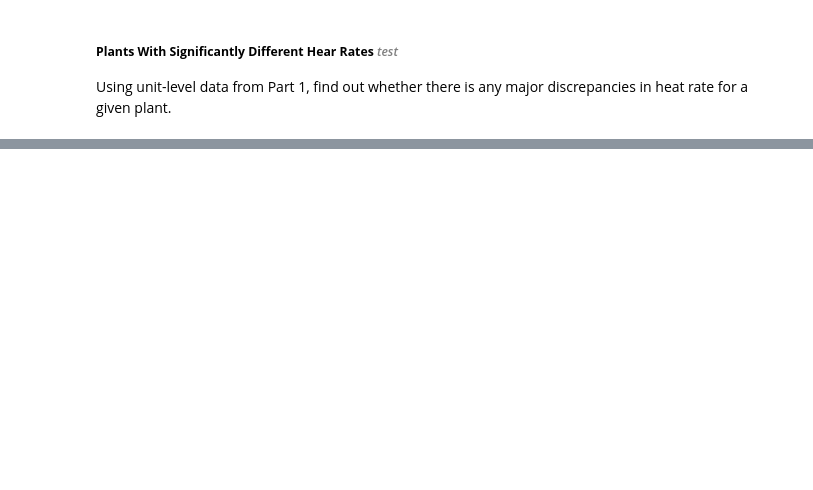
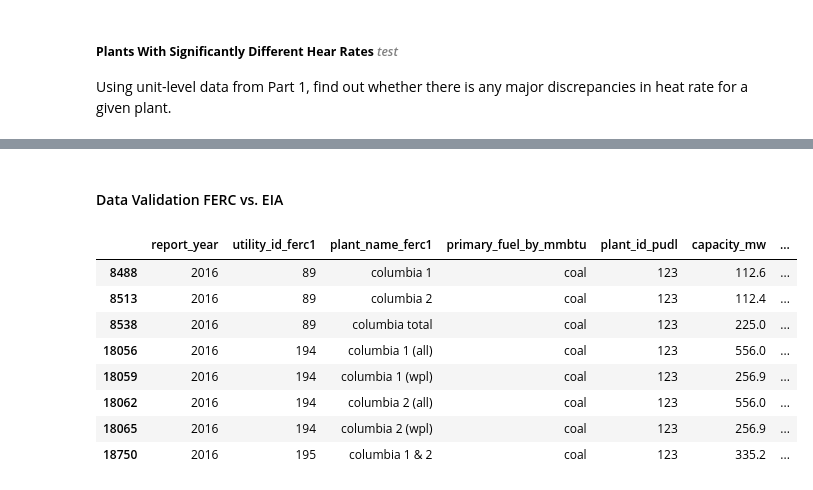
Before and after one commit to catalyst-cooperative/ei-mcoe-map, a Jupyter notebook: mcoe_compilation.ipynb, the cells around one changed output, grey strips where cells are left out. Drawn from its saved outputs; the diff is of its cells as text; code cells hidden in the pictures; blank space fills up the shorter version.

```diff
--- a/mcoe_compilation.ipynb
+++ b/mcoe_compilation.ipynb
@@ -492,0 +429,2 @@ plant_hr_merge.loc[(plant_hr_merge['plant_id_pudl']==32)&(plant_hr_merge['report
+# %% [markdown]
+#### Data Validation FERC vs. EIA
@@ -492,0 +462,11 @@ plant_hr_merge.loc[(plant_hr_merge['plant_id_pudl']==32)&(plant_hr_merge['report
+# %%
+ferc_small = ferc1_plants[[
+    'report_year',
+    'utility_id_ferc1',
+    'plant_name_ferc1',
+    'primary_fuel_by_mmbtu',
+    'plant_id_pudl',
+    'capacity_mw',
+    'net_generation_mwh',
+    'opex_fuel',
+    'fuel_cost']]
@@ -492,0 +475,14 @@ plant_hr_merge.loc[(plant_hr_merge['plant_id_pudl']==32)&(plant_hr_merge['report
+# %%
+# example of difficult data
+
+ferc_small.loc[(ferc_small['plant_id_pudl']==123) & (ferc_small['report_year']==2016)]
+# %% [output]
+|  | report_year | utility_id_ferc1 | plant_name_ferc1 | primary_fuel_by_mmbtu | plant_id_pudl | capacity_mw | ... |
+| 8488 | 2016 | 89 | columbia 1 | coal | 123 | 112.6 | ... |
+| 8513 | 2016 | 89 | columbia 2 | coal | 123 | 112.4 | ... |
+| 8538 | 2016 | 89 | columbia total | coal | 123 | 225.0 | ... |
+| 18056 | 2016 | 194 | columbia 1 (all) | coal | 123 | 556.0 | ... |
+| 18059 | 2016 | 194 | columbia 1 (wpl) | coal | 123 | 256.9 | ... |
+| 18062 | 2016 | 194 | columbia 2 (all) | coal | 123 | 556.0 | ... |
+| 18065 | 2016 | 194 | columbia 2 (wpl) | coal | 123 | 256.9 | ... |
+| 18750 | 2016 | 195 | columbia 1 & 2 | coal | 123 | 335.2 | ... |
```
Also changed, not shown: parts of 98 cells of this notebook.
